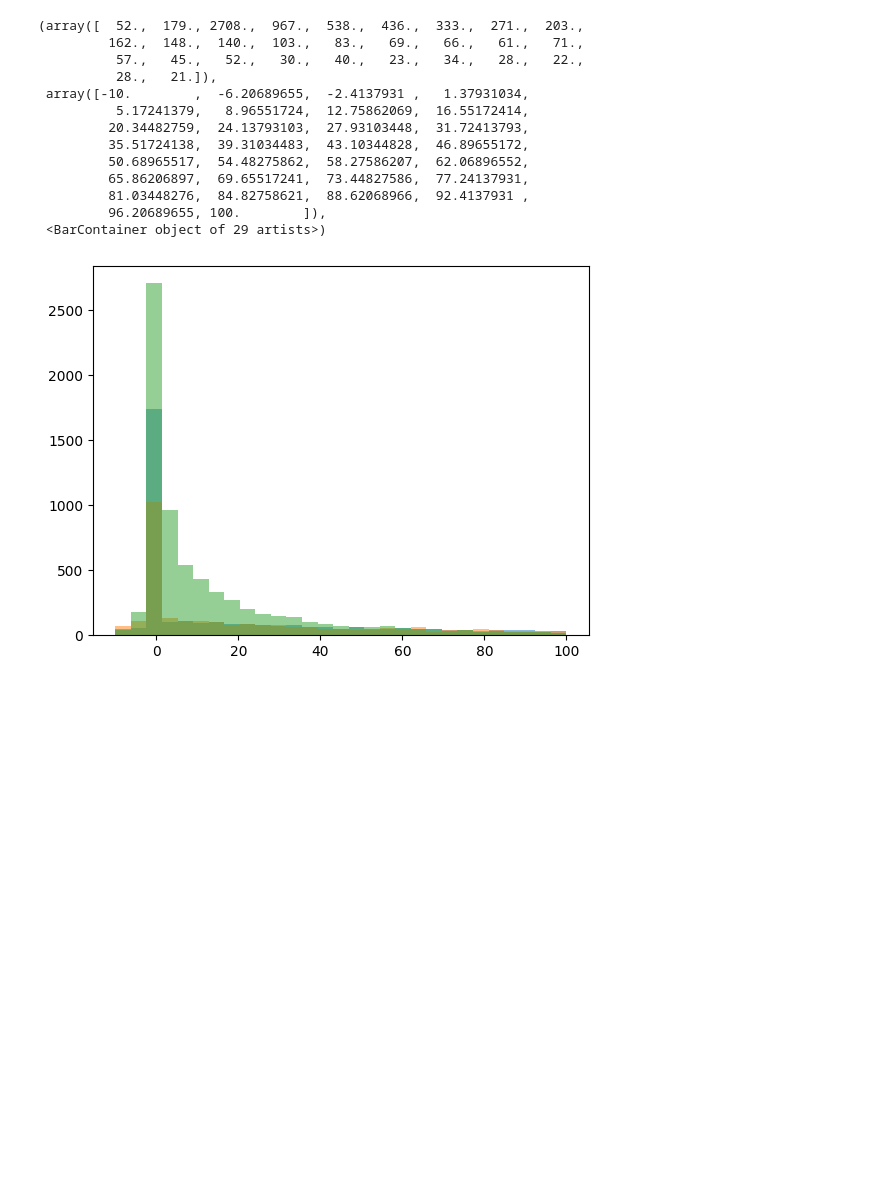
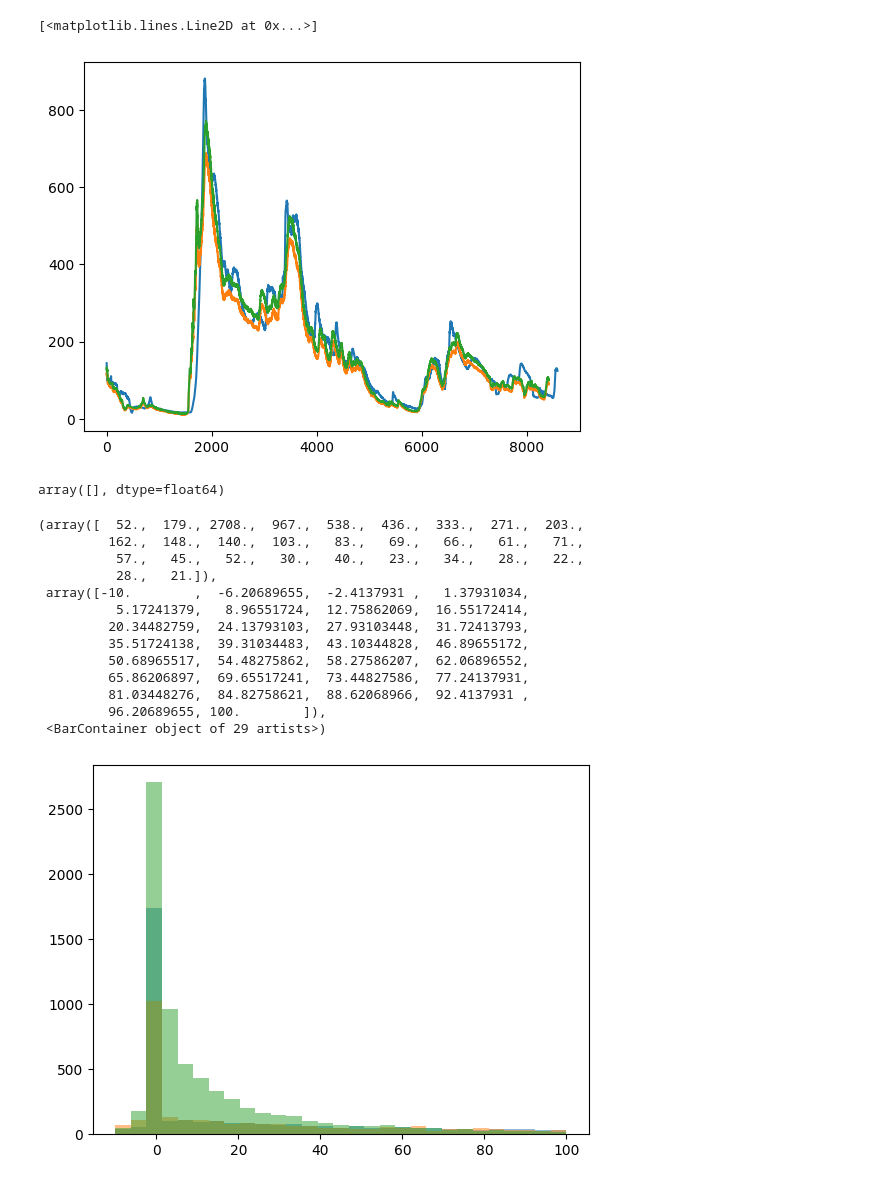
Before and after one commit to nicolas998/nwc_evaluation_platform, a Jupyter notebook: source/playground.ipynb, the cells around one changed output. Drawn from its saved outputs; the diff is of its cells as text; code cells hidden in the pictures; blank space fills up the shorter version.

```diff
--- a/source/playground.ipynb
+++ b/source/playground.ipynb
@@ -24,3 +214,14 @@ plotly_colors = [
+# %%
+pl.plot(childs['flow'])
+pl.plot(childs['sum_childs'])
+pl.plot(childs['scaled_childs'])
+# %% [output]
+[<matplotlib.lines.Line2D at 0x...>]
+[figure, added]
+# %%
+flow_parents
+# %% [output]
+array([], dtype=float64)
 # %%
 mu = pd.read_pickle('../data/2019_nwc_mean_rel_error_uncond.gz')
 m1 = pd.read_pickle('../data/2019_nwc_mean_rel_error_hrrr_1.gz')
```
Also changed, not shown: parts of 22 cells of this notebook, 1 other file.
